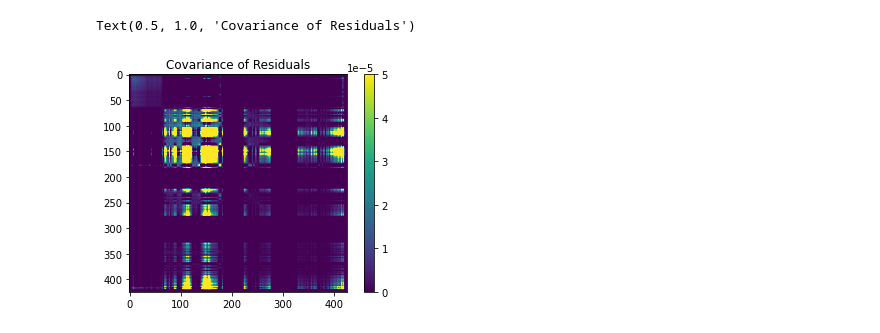
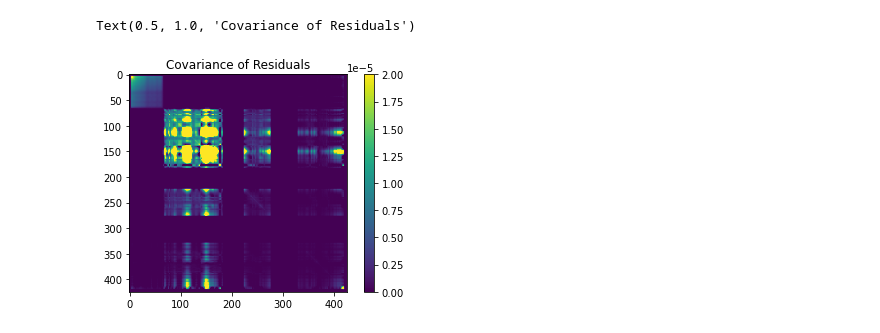
Before and after one commit to varunpatro1/OE-Reproducibility, a Jupyter notebook: ISOFIT/CL_2.ipynb, the cells around one changed output. Drawn from its saved outputs; the diff is of its cells as text; code cells hidden in the pictures.

```diff
--- a/ISOFIT/CL_2.ipynb
+++ b/ISOFIT/CL_2.ipynb
@@ -76,6 +112,6 @@ def run_ISOFIT(input_reflectance: np.array) -> np.array:
 # %%
 # Appending RT parameters
-sample_sets = sample_spectra(cluster, 5, 10)
+sample_sets = sample_spectra(cluster, 5, 100)
 print(sample_sets.shape)
 augmented_sets = add_RT_parameters(sample_sets)
 print(augmented_sets.shape)
@@ -85,23 +120,0 @@ print(augmented_sets.shape)
-# %%
-fig, axs = plt.subplots(nrows = 5, ncols = 2, figsize = (24,16), constrained_layout = True)
-l2norms = []
-residuals = []
-count = 0
-row = 0
-col = 0
-for i in range(10):
-    if col == 2:
-        row +=1
-        col = 0
-    augmented_vec = augmented_sets[0][i].copy()
-    input_vec = augmented_sets[0][i][:425].copy()
-    OE_estimation = run_ISOFIT(input_vec)
-    l2norm = np.linalg.norm(augmented_vec - OE_estimation)
-    l2norms.append(l2norm)
-    residual = augmented_vec-OE_estimation
-    residuals.append(residual)
-    axs[row,col].plot(input_vec[:425], label = 'input')
-    axs[row,col].plot(OE_estimation[:425], label = 'output')
-    axs[row,col].legend()
-    axs[row,col].set_ylim(0,0.55)
-    col+= 1
@@ -109,0 +121,16 @@ for i in range(10):
+# %%
+l2norms = []
+residuals = []
+inputs = []
+outputs = []
+# %%
+for i in range(5):
+    for j in range(100):
+        input_vec = augmented_sets[i][j].copy()
+        inputs.append(input_vec)
+        OE_estimation = run_ISOFIT(input_vec)
+        outputs.append(OE_estimation)
+        l2norm = np.linalg.norm(input_vec - OE_estimation)
+        l2norms.append(l2norm)
+        residual = input_vec-OE_estimation
+        residuals.append(residual)
@@ -110,19 +239,19 @@ for i in range(10):
 # %%
 residuals = np.array(residuals)
 res_cov = residuals[:,:425].copy()
 bands = list(range(0,425))
 bands = np.array(bands)
 deeph2o = np.logical_or(np.logical_and(bands > 181, bands < 224), np.logical_and(bands > 275, bands < 329))
 bad_cal = np.logical_or(bands < 4, bands > 418)
 bad = np.logical_or(deeph2o, bad_cal)
 res_cov[:, bad] = 0
 
 Cov = np.cov(res_cov, rowvar=False)
 
 plt.imshow(Cov)
 plt.colorbar()
-plt.clim(0,0.00005)
+plt.clim(0,0.00002)
 plt.title('Covariance of Residuals')
 # %% [output]
 Text(0.5, 1.0, 'Covariance of Residuals')
-[figure, old version]
+[figure, new version]
```
Also changed, not shown: parts of 16 cells of this notebook, 7 other files.
